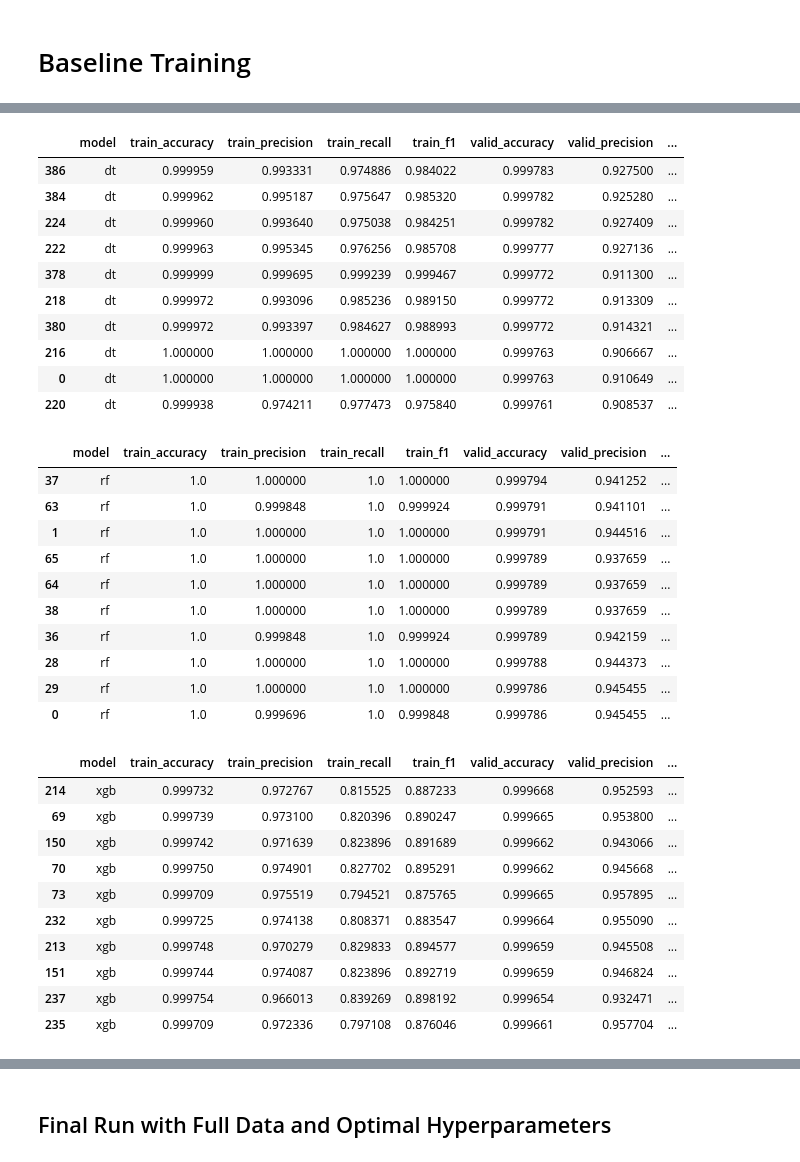
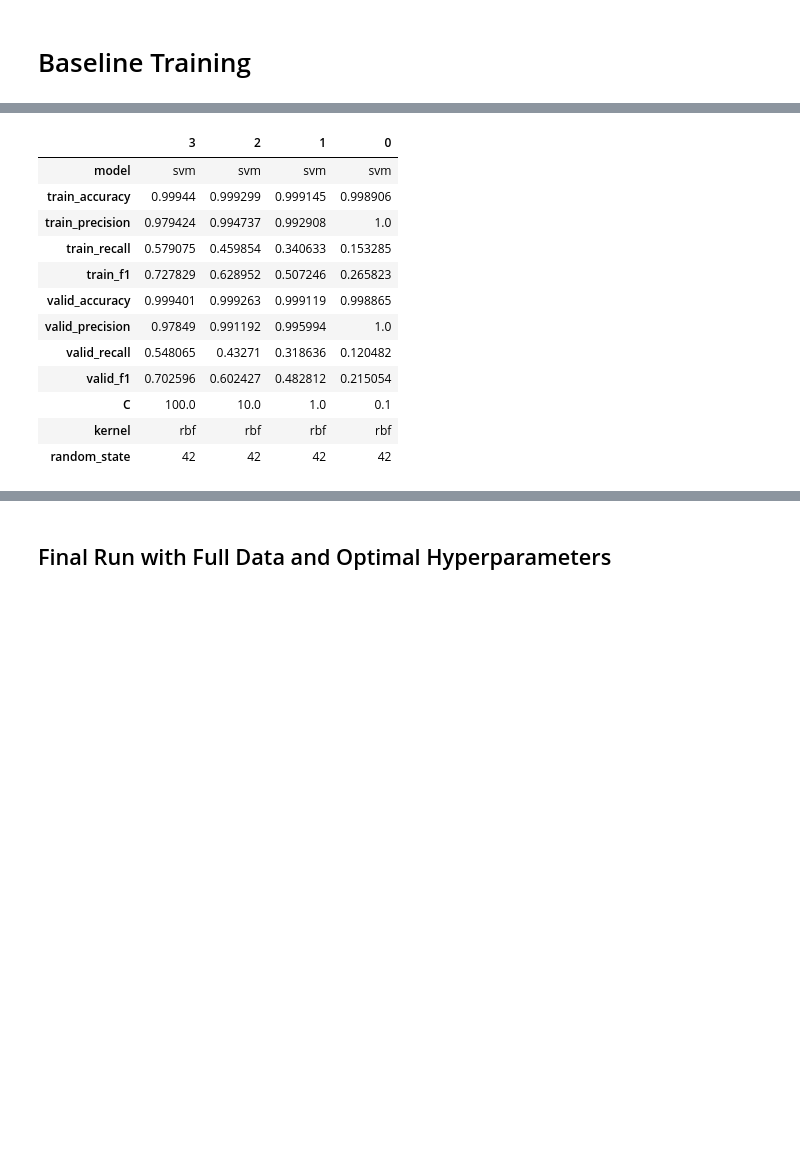
Before and after one commit to kac624/cuny, a Jupyter notebook: D622/hw3_svm/overview.ipynb, the cells around one changed output, grey strips where cells are left out. Saved outputs shown, nothing was run; the diff lists cells and outputs as text; code cells hidden in the pictures; blank space fills up the shorter version.

```diff
--- a/D622/hw3_svm/overview.ipynb
+++ b/D622/hw3_svm/overview.ipynb
@@ -211,38 +255,17 @@ Tuning complete - 193.65 min
 # %%
-svm_results = pd.read_excel('logs/tuning_results_03.30_11.11.xlsx', engine='openpyxl', index_col=0, sheet_name='xgb')
-
-display(svm_results.sort_values(by='valid_f1', ascending=False).head(10))
+svm_results = pd.read_excel('logs/tuning_results_C.xlsx', engine='openpyxl', index_col=0, sheet_name='xgb')
+display(svm_results.sort_values(by='valid_f1', ascending=False).T)
 # %% [output]
-|  | model | train_accuracy | train_precision | train_recall | train_f1 | valid_accuracy | valid_precision | ... |
-| 386 | dt | 0.999959 | 0.993331 | 0.974886 | 0.984022 | 0.999783 | 0.927500 | ... |
-| 384 | dt | 0.999962 | 0.995187 | 0.975647 | 0.985320 | 0.999782 | 0.925280 | ... |
-| 224 | dt | 0.999960 | 0.993640 | 0.975038 | 0.984251 | 0.999782 | 0.927409 | ... |
-| 222 | dt | 0.999963 | 0.995345 | 0.976256 | 0.985708 | 0.999777 | 0.927136 | ... |
-| 378 | dt | 0.999999 | 0.999695 | 0.999239 | 0.999467 | 0.999772 | 0.911300 | ... |
-| 218 | dt | 0.999972 | 0.993096 | 0.985236 | 0.989150 | 0.999772 | 0.913309 | ... |
-| 380 | dt | 0.999972 | 0.993397 | 0.984627 | 0.988993 | 0.999772 | 0.914321 | ... |
-| 216 | dt | 1.000000 | 1.000000 | 1.000000 | 1.000000 | 0.999763 | 0.906667 | ... |
-| 0 | dt | 1.000000 | 1.000000 | 1.000000 | 1.000000 | 0.999763 | 0.910649 | ... |
-| 220 | dt | 0.999938 | 0.974211 | 0.977473 | 0.975840 | 0.999761 | 0.908537 | ... |
+|  | 3 | 2 | 1 | 0 |
+| model | svm | svm | svm | svm |
+| train_accuracy | 0.99944 | 0.999299 | 0.999145 | 0.998906 |
+| train_precision | 0.979424 | 0.994737 | 0.992908 | 1.0 |
+| train_recall | 0.579075 | 0.459854 | 0.340633 | 0.153285 |
+| train_f1 | 0.727829 | 0.628952 | 0.507246 | 0.265823 |
+| valid_accuracy | 0.999401 | 0.999263 | 0.999119 | 0.998865 |
+| valid_precision | 0.97849 | 0.991192 | 0.995994 | 1.0 |
+| valid_recall | 0.548065 | 0.43271 | 0.318636 | 0.120482 |
+| valid_f1 | 0.702596 | 0.602427 | 0.482812 | 0.215054 |
+| C | 100.0 | 10.0 | 1.0 | 0.1 |
+| kernel | rbf | rbf | rbf | rbf |
+| random_state | 42 | 42 | 42 | 42 |
-|  | model | train_accuracy | train_precision | train_recall | train_f1 | valid_accuracy | valid_precision | ... |
-| 37 | rf | 1.0 | 1.000000 | 1.0 | 1.000000 | 0.999794 | 0.941252 | ... |
-| 63 | rf | 1.0 | 0.999848 | 1.0 | 0.999924 | 0.999791 | 0.941101 | ... |
-| 1 | rf | 1.0 | 1.000000 | 1.0 | 1.000000 | 0.999791 | 0.944516 | ... |
-| 65 | rf | 1.0 | 1.000000 | 1.0 | 1.000000 | 0.999789 | 0.937659 | ... |
-| 64 | rf | 1.0 | 1.000000 | 1.0 | 1.000000 | 0.999789 | 0.937659 | ... |
-| 38 | rf | 1.0 | 1.000000 | 1.0 | 1.000000 | 0.999789 | 0.937659 | ... |
-| 36 | rf | 1.0 | 0.999848 | 1.0 | 0.999924 | 0.999789 | 0.942159 | ... |
-| 28 | rf | 1.0 | 1.000000 | 1.0 | 1.000000 | 0.999788 | 0.944373 | ... |
-| 29 | rf | 1.0 | 1.000000 | 1.0 | 1.000000 | 0.999786 | 0.945455 | ... |
-| 0 | rf | 1.0 | 0.999696 | 1.0 | 0.999848 | 0.999786 | 0.945455 | ... |
-|  | model | train_accuracy | train_precision | train_recall | train_f1 | valid_accuracy | valid_precision | ... |
-| 214 | xgb | 0.999732 | 0.972767 | 0.815525 | 0.887233 | 0.999668 | 0.952593 | ... |
-| 69 | xgb | 0.999739 | 0.973100 | 0.820396 | 0.890247 | 0.999665 | 0.953800 | ... |
-| 150 | xgb | 0.999742 | 0.971639 | 0.823896 | 0.891689 | 0.999662 | 0.943066 | ... |
-| 70 | xgb | 0.999750 | 0.974901 | 0.827702 | 0.895291 | 0.999662 | 0.945668 | ... |
-| 73 | xgb | 0.999709 | 0.975519 | 0.794521 | 0.875765 | 0.999665 | 0.957895 | ... |
-| 232 | xgb | 0.999725 | 0.974138 | 0.808371 | 0.883547 | 0.999664 | 0.955090 | ... |
-| 213 | xgb | 0.999748 | 0.970279 | 0.829833 | 0.894577 | 0.999659 | 0.945508 | ... |
-| 151 | xgb | 0.999744 | 0.974087 | 0.823896 | 0.892719 | 0.999659 | 0.946824 | ... |
-| 237 | xgb | 0.999754 | 0.966013 | 0.839269 | 0.898192 | 0.999654 | 0.932471 | ... |
-| 235 | xgb | 0.999709 | 0.972336 | 0.797108 | 0.876046 | 0.999661 | 0.957704 | ... |
```
Also changed, not shown: parts of 23 cells of this notebook, 3 other files.
